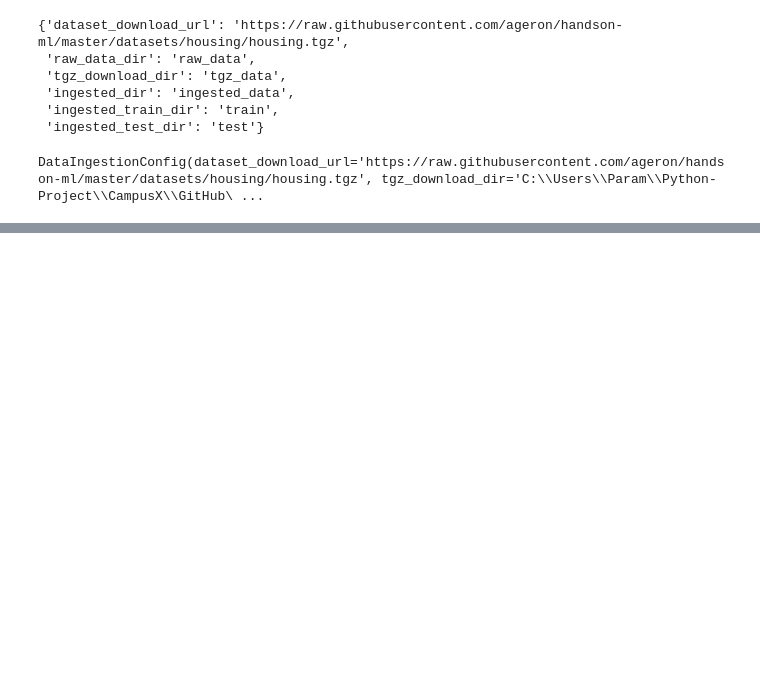
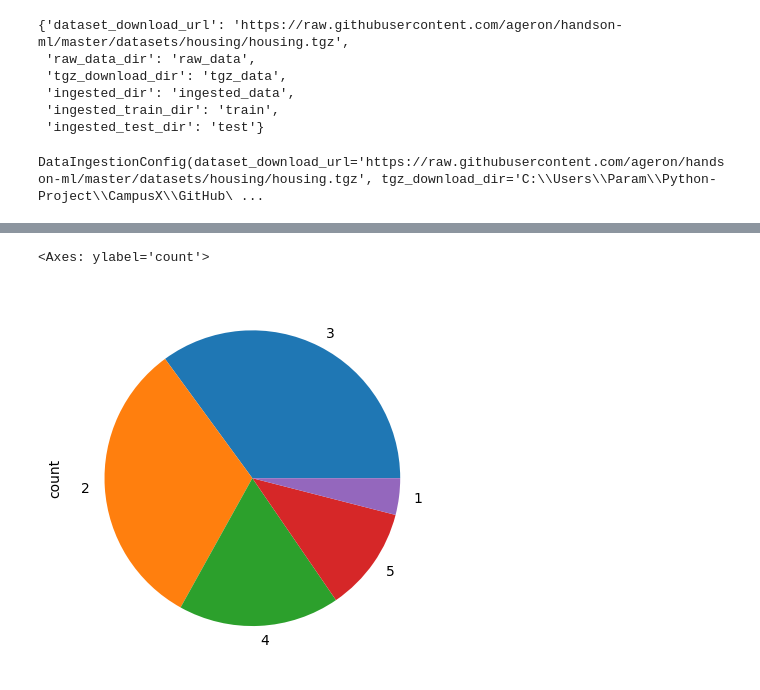
Before and after one commit to param-unik/Housing_Prediction_project, a Jupyter notebook: research/trials.ipynb, the cells around one changed output, grey strips where cells are left out. Drawn from its saved outputs; the diff is of its cells as text; code cells hidden in the pictures; blank space fills up the shorter version.

```diff
--- a/research/trials.ipynb
+++ b/research/trials.ipynb
@@ -139,0 +213,5 @@ DataIngestionConfig(dataset_download_url='https://raw.githubusercontent.com/ager
+# %%
+test_set['income_cat'].value_counts().plot(kind='pie')
+# %% [output]
+<Axes: ylabel='count'>
+[figure, added]
```
Also changed, not shown: parts of 87 cells of this notebook, 16 other files.
